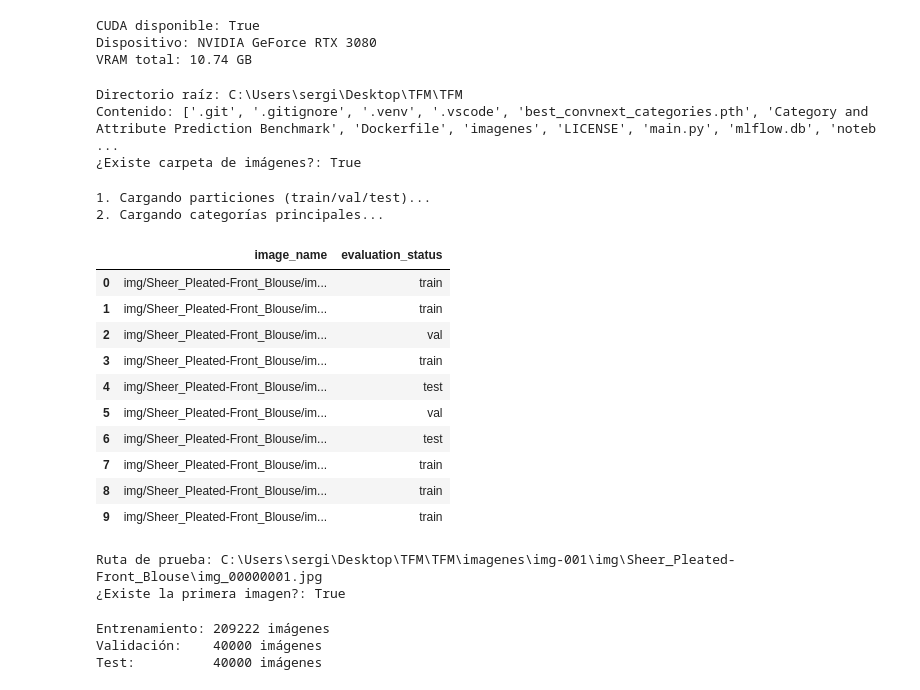
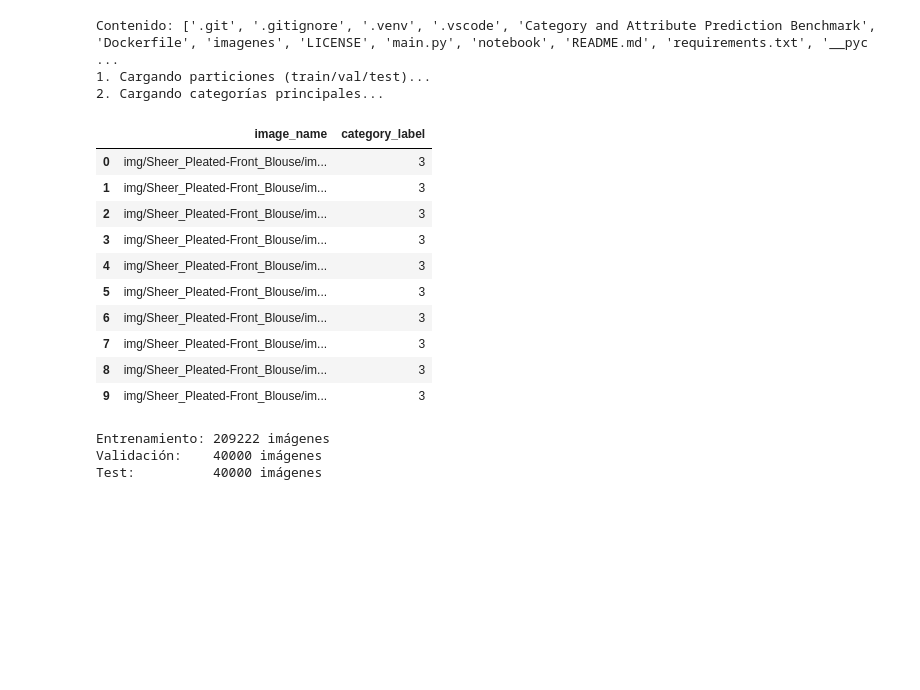
Before and after one commit to SergioRF3/TFM, a Jupyter notebook: notebook/DeepFashion.ipynb, the cells around one changed output. Cells and saved outputs as stored; diff of their text form; code cells hidden in the pictures; blank space fills up the shorter version.

```diff
--- a/notebook/DeepFashion.ipynb
+++ b/notebook/DeepFashion.ipynb
@@ -1,67 +1,42 @@
-# %%
-import torch
-
-print("CUDA disponible:", torch.cuda.is_available())
-if torch.cuda.is_available():
-    print("Dispositivo:", torch.cuda.get_device_name(0))
-    print("VRAM total:", round(torch.cuda.get_device_properties(0).total_memory / 1e9, 2), "GB")
-# %% [output]
-CUDA disponible: True
-Dispositivo: NVIDIA GeForce RTX 3080
-VRAM total: 10.74 GB
-# %%
-import os
-from pathlib import Path
-
-root_folder = Path(r"C:\Users\sergi\Desktop\TFM\TFM")
-images_dir = root_folder / "imagenes" / "img-001"
-
-print("Directorio raíz:", root_folder)
-print("Contenido:", os.listdir(root_folder))
-print("¿Existe carpeta de imágenes?:", images_dir.exists())
-# %% [output]
-Directorio raíz: C:\Users\sergi\Desktop\TFM\TFM
-Contenido: ['.git', '.gitignore', '.venv', '.vscode', 'best_convnext_categories.pth', 'Category and Attribute Prediction Benchmark', 'Dockerfile', 'imagenes', 'LICENSE', 'main.py', 'mlflow.db', 'noteb ...
-¿Existe carpeta de imágenes?: True
 # %%
 import pandas as pd
 import os
 from IPython.display import display
+
+import os
+from pathlib import Path
+
+root_folder = Path(r"C:\Users\sergi\Desktop\TFM\TFM")
+images_dir = root_folder / "imagenes" / "img-001"
+
+print("Contenido:", os.listdir(root_folder))
 
 anno_coarse_folder_path = root_folder / "Category and Attribute Prediction Benchmark" / "Anno_coarse"
 eval_folder_path = root_folder / "Category and Attribute Prediction Benchmark" / "Eval"
 
 print("1. Cargando particiones (train/val/test)...")
 df_eval = pd.read_csv(eval_folder_path / 'list_eval_partition.txt', sep=r'\s+', skiprows=2, header=None, names=['image_name', 'evaluation_status'])
 
 print("2. Cargando categorías principales...")
 df_cat = pd.read_csv(anno_coarse_folder_path / 'list_category_img.txt', sep=r'\s+', skiprows=2, header=None, names=['image_name', 'category_label'])
 
-#display(df_cat.head(10))
-display(df_eval.head(10))
+display(df_cat.head(10))
+#display(df_eval.head(10))
 # %% [output]
+Contenido: ['.git', '.gitignore', '.venv', '.vscode', 'Category and Attribute Prediction Benchmark', 'Dockerfile', 'imagenes', 'LICENSE', 'main.py', 'notebook', 'README.md', 'requirements.txt', '__pyc ...
 1. Cargando particiones (train/val/test)...
 2. Cargando categorías principales...
-|  | image_name | evaluation_status |
-| 0 | img/Sheer_Pleated-Front_Blouse/im... | train |
-| 1 | img/Sheer_Pleated-Front_Blouse/im... | train |
-| 2 | img/Sheer_Pleated-Front_Blouse/im... | val |
-| 3 | img/Sheer_Pleated-Front_Blouse/im... | train |
-| 4 | img/Sheer_Pleated-Front_Blouse/im... | test |
-| 5 | img/Sheer_Pleated-Front_Blouse/im... | val |
-| 6 | img/Sheer_Pleated-Front_Blouse/im... | test |
-| 7 | img/Sheer_Pleated-Front_Blouse/im... | train |
-| 8 | img/Sheer_Pleated-Front_Blouse/im... | train |
-| 9 | img/Sheer_Pleated-Front_Blouse/im... | train |
+|  | image_name | category_label |
+| 0 | img/Sheer_Pleated-Front_Blouse/im... | 3 |
+| 1 | img/Sheer_Pleated-Front_Blouse/im... | 3 |
+| 2 | img/Sheer_Pleated-Front_Blouse/im... | 3 |
+| 3 | img/Sheer_Pleated-Front_Blouse/im... | 3 |
+| 4 | img/Sheer_Pleated-Front_Blouse/im... | 3 |
+| 5 | img/Sheer_Pleated-Front_Blouse/im... | 3 |
+| 6 | img/Sheer_Pleated-Front_Blouse/im... | 3 |
+| 7 | img/Sheer_Pleated-Front_Blouse/im... | 3 |
+| 8 | img/Sheer_Pleated-Front_Blouse/im... | 3 |
+| 9 | img/Sheer_Pleated-Front_Blouse/im... | 3 |
-# %%
-# Comprobación de acceso a imágenes en local
-extract_path = str(images_dir)
-primera_imagen = images_dir / df_eval.iloc[0]['image_name']
-print(f"Ruta de prueba: {primera_imagen}")
-print(f"¿Existe la primera imagen?: {primera_imagen.exists()}")
-# %% [output]
-Ruta de prueba: C:\Users\sergi\Desktop\TFM\TFM\imagenes\img-001\img\Sheer_Pleated-Front_Blouse\img_00000001.jpg
-¿Existe la primera imagen?: True
 # %%
 df_maestro = pd.merge(df_eval, df_cat, on='image_name')
 
```
Also changed, not shown: parts of 5 cells of this notebook.
